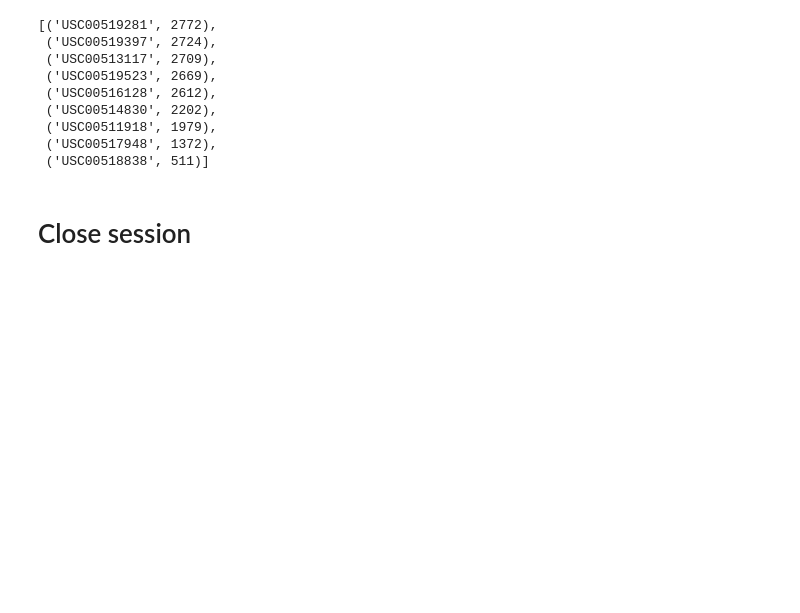
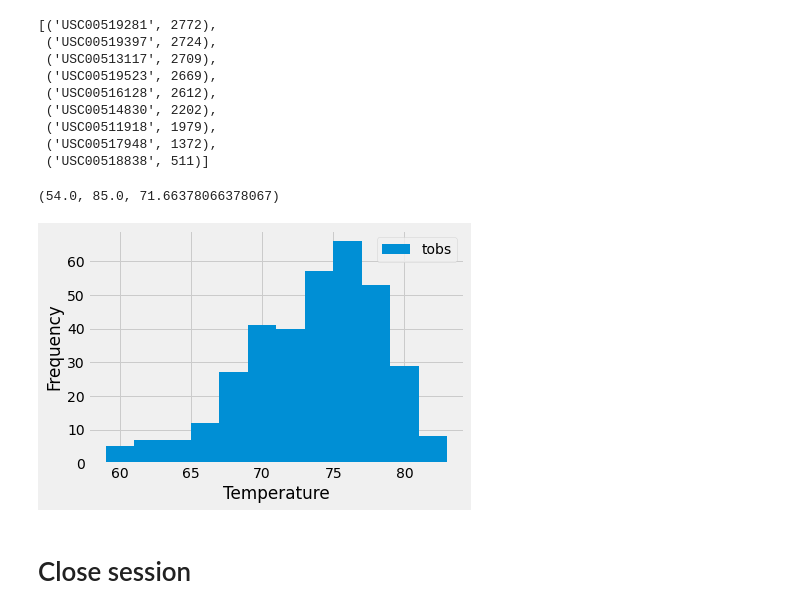
Before and after one commit to Joseph-Neff/sqlalchemy-challenge, a Jupyter notebook: climate_starter.ipynb, the cells around one changed output. Cells and saved outputs as stored; diff of their text form; code cells hidden in the pictures; blank space fills up the shorter version.

```diff
--- a/climate_starter.ipynb
+++ b/climate_starter.ipynb
@@ -127,9 +127,27 @@ active_stations
  ('USC00518838', 511)]
 # %%
 # Using the most active station id from the previous query, calculate the lowest, highest, and average temperature.
+active_station_data=session.query(*[func.min(measurement.tobs),func.max(measurement.tobs),func.avg(measurement.tobs)]).\
+group_by(measurement.station).\
+order_by(func.count(measurement.id).desc()).first()
+active_station_data
+# %% [output]
+(54.0, 85.0, 71.66378066378067)
 # %%
 # Using the most active station id
 # Query the last 12 months of temperature observation data for this station and plot the results as a histogram
+query= session.query(measurement.tobs).\
+    filter(measurement.station == active_stations[0][0]).\
+    filter(measurement.date >= start_date).all()
+tob_df=pd.DataFrame(query, columns=['tob'])
+
+plt.hist(tob_df, bins=12,rwidth=1,label='tobs')
+plt.ylabel('Frequency')
+plt.xlabel('Temperature')
+plt.legend()
+plt.show()
+# %% [output]
+[figure, added]
 # %% [markdown]
 # Close session
 # %%
```
